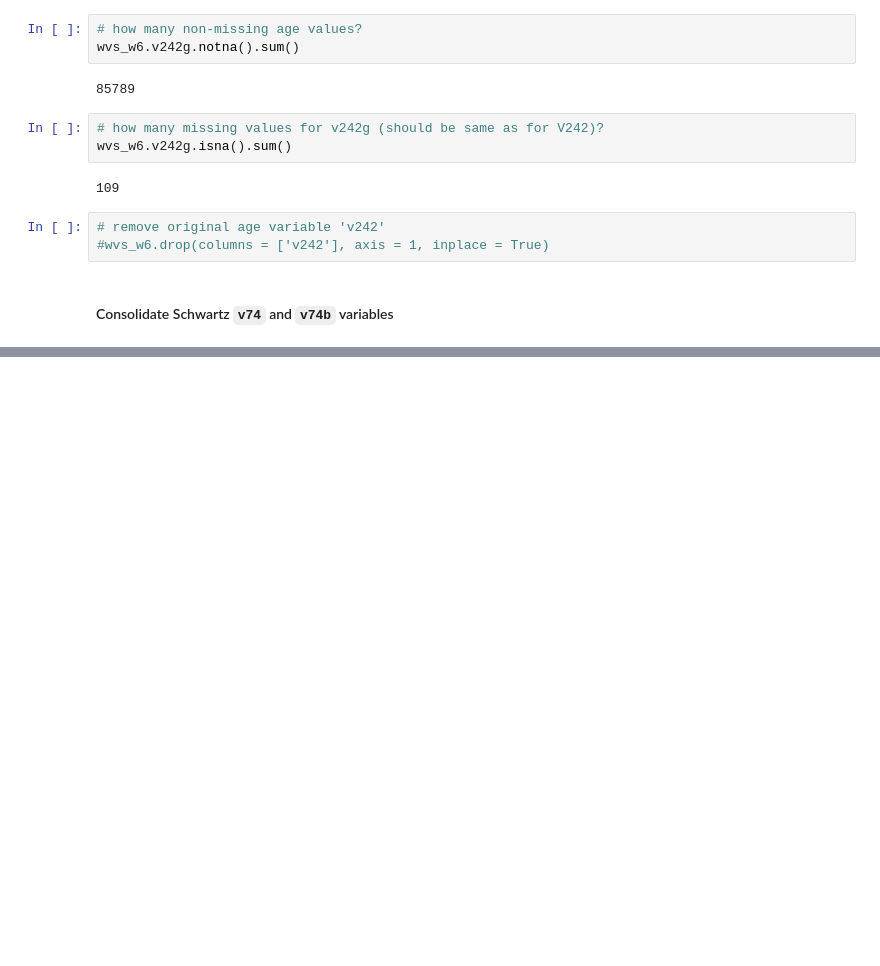
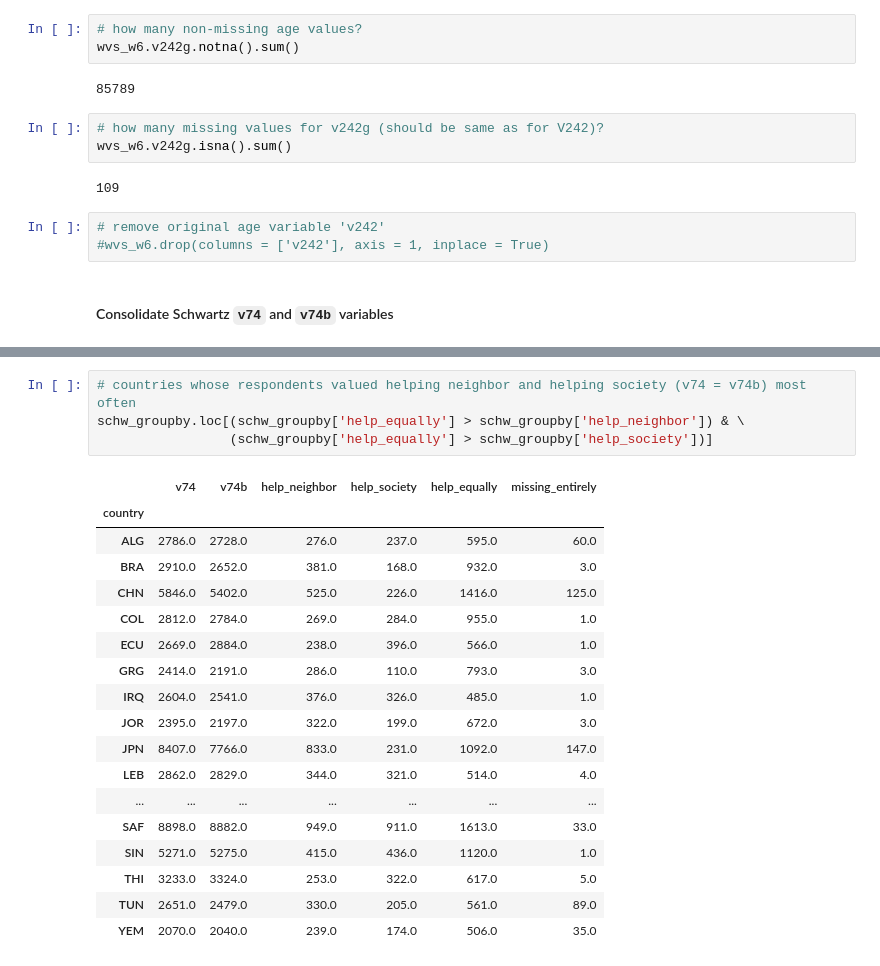
Before and after one commit to ocnrandolph/Evaluating_Happiness, a Jupyter notebook: notebooks/01_WVS_data_cleaning-dealing_with_missings.ipynb, the cells around one changed output, grey strips where cells are left out. Drawn from its saved outputs; the diff is of its cells as text; blank space fills up the shorter version.

```diff
--- a/notebooks/01_WVS_data_cleaning-dealing_with_missings.ipynb
+++ b/notebooks/01_WVS_data_cleaning-dealing_with_missings.ipynb
@@ -268,0 +426,23 @@ wvs_w6[['country', 'v74', 'v74b']].sample()
+# %%
+# countries whose respondents valued helping neighbor and helping society (v74 = v74b) most often
+schw_groupby.loc[(schw_groupby['help_equally'] > schw_groupby['help_neighbor']) & \
+                 (schw_groupby['help_equally'] > schw_groupby['help_society'])]
+# %% [output]
+|  | v74 | v74b | help_neighbor | help_society | help_equally | missing_entirely |
+| country |  |  |  |  |  |  |
+| ALG | 2786.0 | 2728.0 | 276.0 | 237.0 | 595.0 | 60.0 |
+| BRA | 2910.0 | 2652.0 | 381.0 | 168.0 | 932.0 | 3.0 |
+| CHN | 5846.0 | 5402.0 | 525.0 | 226.0 | 1416.0 | 125.0 |
+| COL | 2812.0 | 2784.0 | 269.0 | 284.0 | 955.0 | 1.0 |
+| ECU | 2669.0 | 2884.0 | 238.0 | 396.0 | 566.0 | 1.0 |
+| GRG | 2414.0 | 2191.0 | 286.0 | 110.0 | 793.0 | 3.0 |
+| IRQ | 2604.0 | 2541.0 | 376.0 | 326.0 | 485.0 | 1.0 |
+| JOR | 2395.0 | 2197.0 | 322.0 | 199.0 | 672.0 | 3.0 |
+| JPN | 8407.0 | 7766.0 | 833.0 | 231.0 | 1092.0 | 147.0 |
+| LEB | 2862.0 | 2829.0 | 344.0 | 321.0 | 514.0 | 4.0 |
+| ... | ... | ... | ... | ... | ... | ... |
+| SAF | 8898.0 | 8882.0 | 949.0 | 911.0 | 1613.0 | 33.0 |
+| SIN | 5271.0 | 5275.0 | 415.0 | 436.0 | 1120.0 | 1.0 |
+| THI | 3233.0 | 3324.0 | 253.0 | 322.0 | 617.0 | 5.0 |
+| TUN | 2651.0 | 2479.0 | 330.0 | 205.0 | 561.0 | 89.0 |
+| YEM | 2070.0 | 2040.0 | 239.0 | 174.0 | 506.0 | 35.0 |
```
Also changed, not shown: parts of 22 cells of this notebook.
